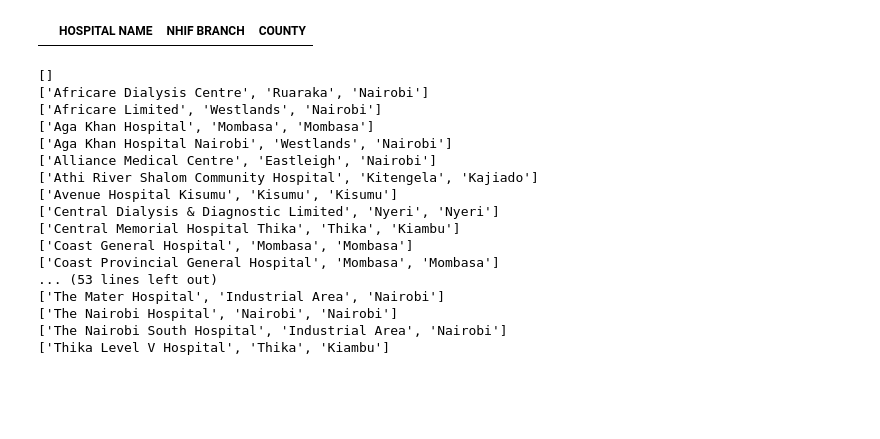
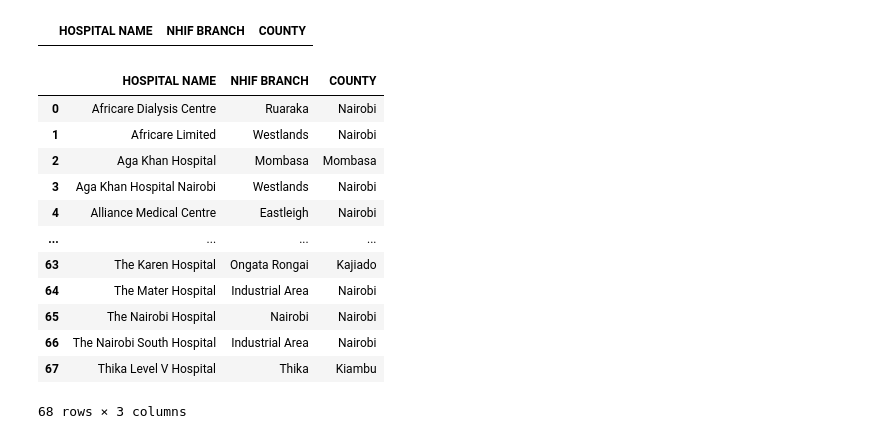
Before and after one commit to Winfry/PredictionAndRecommendationSystemKenyanHealth, a Jupyter notebook: KenyaFacilities.ipynb, the cells around one changed output. Saved outputs shown, nothing was run; the diff lists cells and outputs as text; code cells hidden in the pictures; blank space fills up the shorter version.

```diff
--- a/KenyaFacilities.ipynb
+++ b/KenyaFacilities.ipynb
@@ -62,25 +62,26 @@ df
 |  | HOSPITAL NAME | NHIF BRANCH | COUNTY |
 # %%
 column_data = results.find_all('tr')
-for row in column_data:
+for row in column_data[1:]:
     row_data = row.find_all('td')
     individual_row_data = [data.text.strip() for data in row_data]
-    print(individual_row_data)
+
+
+    length = len(df)
+    df.loc[length] = individual_row_data
-# %% [output]
-[]
-['Africare Dialysis Centre', 'Ruaraka', 'Nairobi']
-['Africare Limited', 'Westlands', 'Nairobi']
-['Aga Khan Hospital', 'Mombasa', 'Mombasa']
-['Aga Khan Hospital Nairobi', 'Westlands', 'Nairobi']
-['Alliance Medical Centre', 'Eastleigh', 'Nairobi']
-['Athi River Shalom Community Hospital', 'Kitengela', 'Kajiado']
-['Avenue Hospital Kisumu', 'Kisumu', 'Kisumu']
-['Central Dialysis & Diagnostic Limited', 'Nyeri', 'Nyeri']
-['Central Memorial Hospital Thika', 'Thika', 'Kiambu']
-['Coast General Hospital', 'Mombasa', 'Mombasa']
-['Coast Provincial General Hospital', 'Mombasa', 'Mombasa']
-... (53 lines left out)
-['The Mater Hospital', 'Industrial Area', 'Nairobi']
-['The Nairobi Hospital', 'Nairobi', 'Nairobi']
-['The Nairobi South Hospital', 'Industrial Area', 'Nairobi']
-['Thika Level V Hospital', 'Thika', 'Kiambu']
+# %%
+df
+# %% [output]
+|  | HOSPITAL NAME | NHIF BRANCH | COUNTY |
+| 0 | Africare Dialysis Centre | Ruaraka | Nairobi |
+| 1 | Africare Limited | Westlands | Nairobi |
+| 2 | Aga Khan Hospital | Mombasa | Mombasa |
+| 3 | Aga Khan Hospital Nairobi | Westlands | Nairobi |
+| 4 | Alliance Medical Centre | Eastleigh | Nairobi |
+| ... | ... | ... | ... |
+| 63 | The Karen Hospital | Ongata Rongai | Kajiado |
+| 64 | The Mater Hospital | Industrial Area | Nairobi |
+| 65 | The Nairobi Hospital | Nairobi | Nairobi |
+| 66 | The Nairobi South Hospital | Industrial Area | Nairobi |
+| 67 | Thika Level V Hospital | Thika | Kiambu |
+68 rows × 3 columns
```
